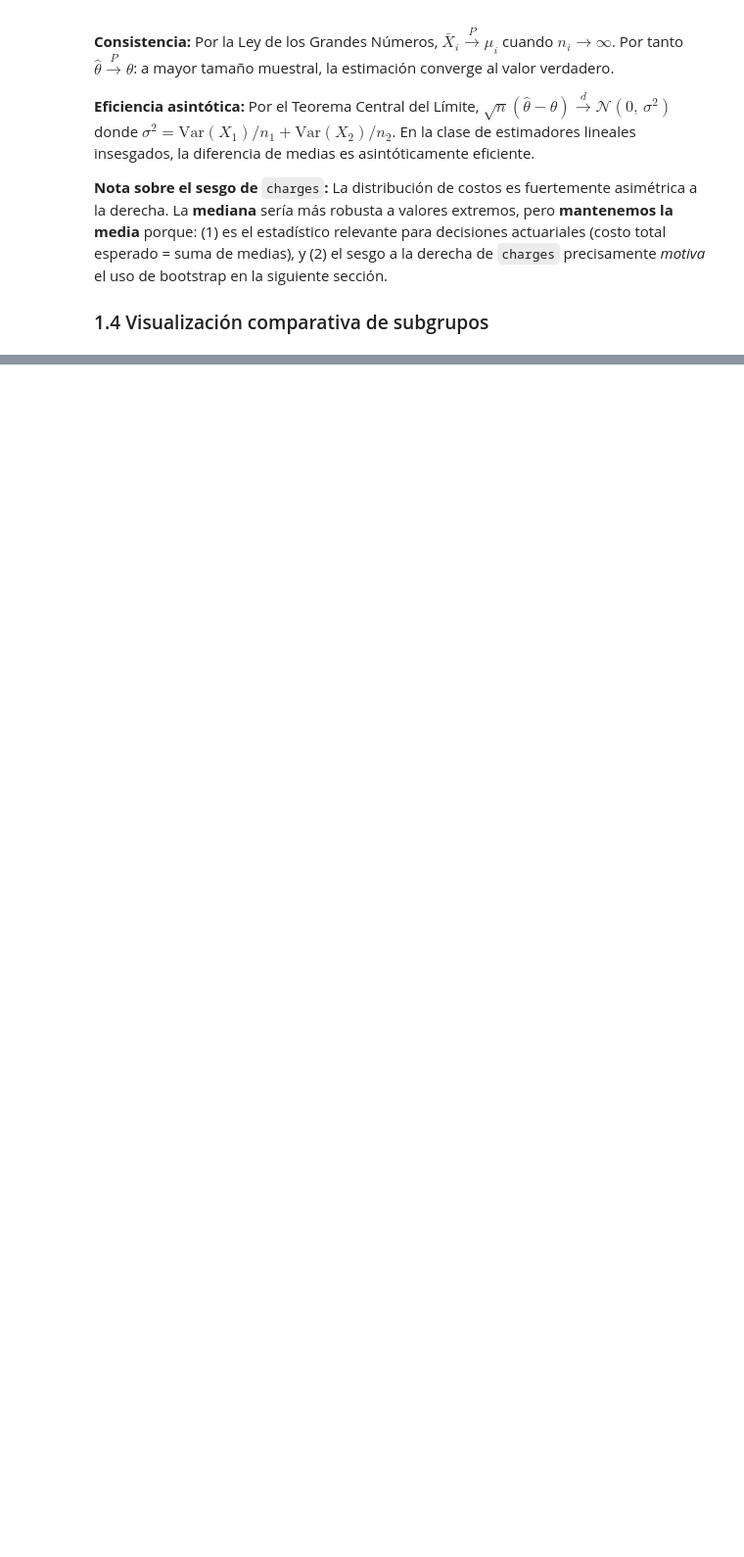
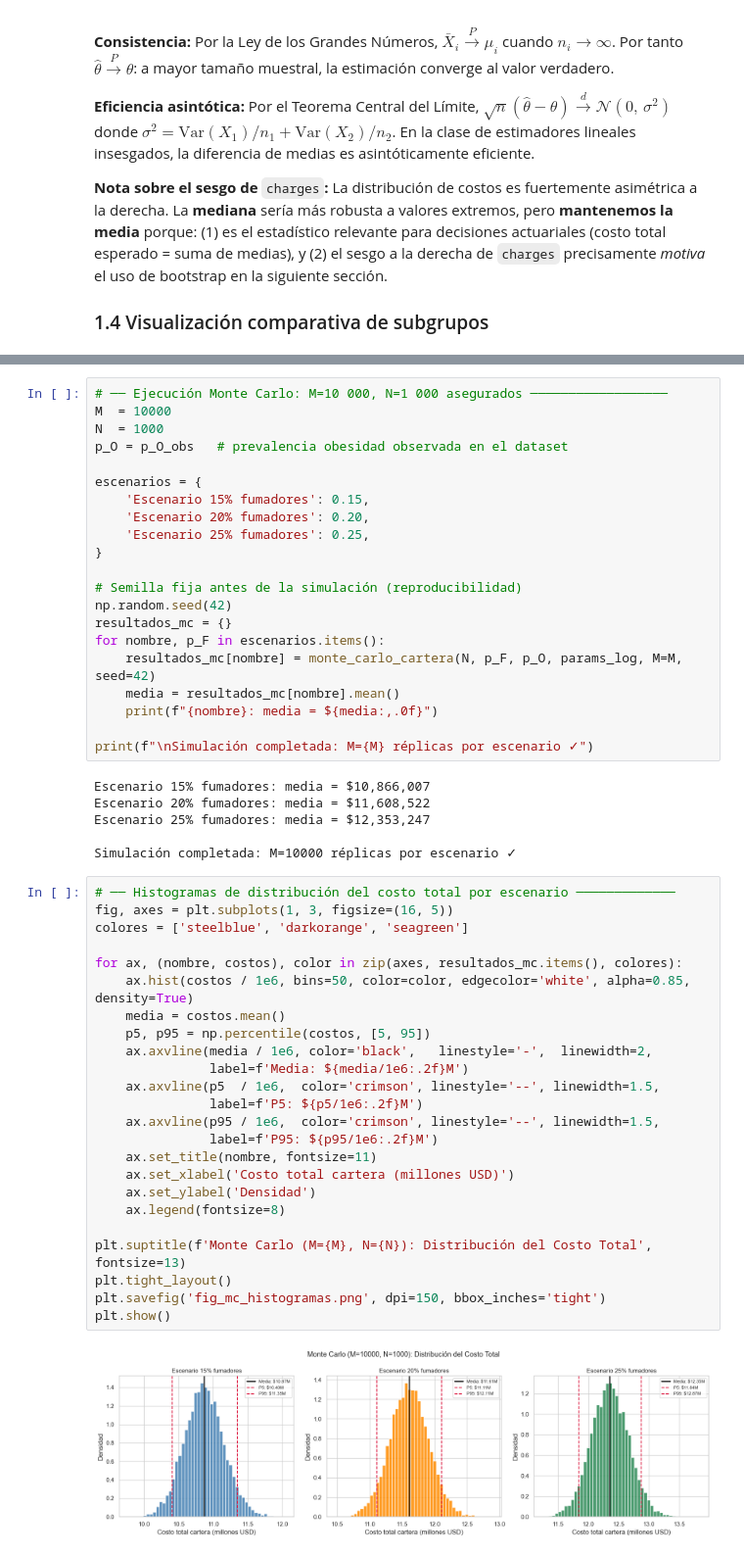
Before and after one commit to EmilioArayaG/Laboratorio_2_Estaca, a Jupyter notebook: lab2_grupo10.ipynb, the cells around one changed output, grey strips where cells are left out. Shown at 98% size. Cells and saved outputs as stored; diff of their text form; blank space fills up the shorter version.

```diff
--- a/lab2_grupo10.ipynb
+++ b/lab2_grupo10.ipynb
@@ -408,0 +563,53 @@ Costo total cartera No fumadores:
+# %%
+# ── Ejecución Monte Carlo: M=10 000, N=1 000 asegurados ──────────────────
+M  = 10000
+N  = 1000
+p_O = p_O_obs   # prevalencia obesidad observada en el dataset
+
+escenarios = {
+    'Escenario 15% fumadores': 0.15,
+    'Escenario 20% fumadores': 0.20,
+    'Escenario 25% fumadores': 0.25,
+}
+
+# Semilla fija antes de la simulación (reproducibilidad)
+np.random.seed(42)
+resultados_mc = {}
+for nombre, p_F in escenarios.items():
+    resultados_mc[nombre] = monte_carlo_cartera(N, p_F, p_O, params_log, M=M, seed=42)
+    media = resultados_mc[nombre].mean()
+    print(f"{nombre}: media = ${media:,.0f}")
+
+print(f"\nSimulación completada: M={M} réplicas por escenario ✓")
+# %% [output]
+Escenario 15% fumadores: media = $10,866,007
+Escenario 20% fumadores: media = $11,608,522
+Escenario 25% fumadores: media = $12,353,247
+
+Simulación completada: M=10000 réplicas por escenario ✓
+# %%
+# ── Histogramas de distribución del costo total por escenario ─────────────
+fig, axes = plt.subplots(1, 3, figsize=(16, 5))
+colores = ['steelblue', 'darkorange', 'seagreen']
+
+for ax, (nombre, costos), color in zip(axes, resultados_mc.items(), colores):
+    ax.hist(costos / 1e6, bins=50, color=color, edgecolor='white', alpha=0.85, density=True)
+    media = costos.mean()
+    p5, p95 = np.percentile(costos, [5, 95])
+    ax.axvline(media / 1e6, color='black',   linestyle='-',  linewidth=2,
+               label=f'Media: ${media/1e6:.2f}M')
+    ax.axvline(p5  / 1e6,  color='crimson', linestyle='--', linewidth=1.5,
+               label=f'P5: ${p5/1e6:.2f}M')
+    ax.axvline(p95 / 1e6,  color='crimson', linestyle='--', linewidth=1.5,
+               label=f'P95: ${p95/1e6:.2f}M')
+    ax.set_title(nombre, fontsize=11)
+    ax.set_xlabel('Costo total cartera (millones USD)')
+    ax.set_ylabel('Densidad')
+    ax.legend(fontsize=8)
+
+plt.suptitle(f'Monte Carlo (M={M}, N={N}): Distribución del Costo Total', fontsize=13)
+plt.tight_layout()
+plt.savefig('fig_mc_histogramas.png', dpi=150, bbox_inches='tight')
+plt.show()
+# %% [output]
+[figure, added]
```
Also changed, not shown: parts of 30 cells of this notebook, 6 other files.
